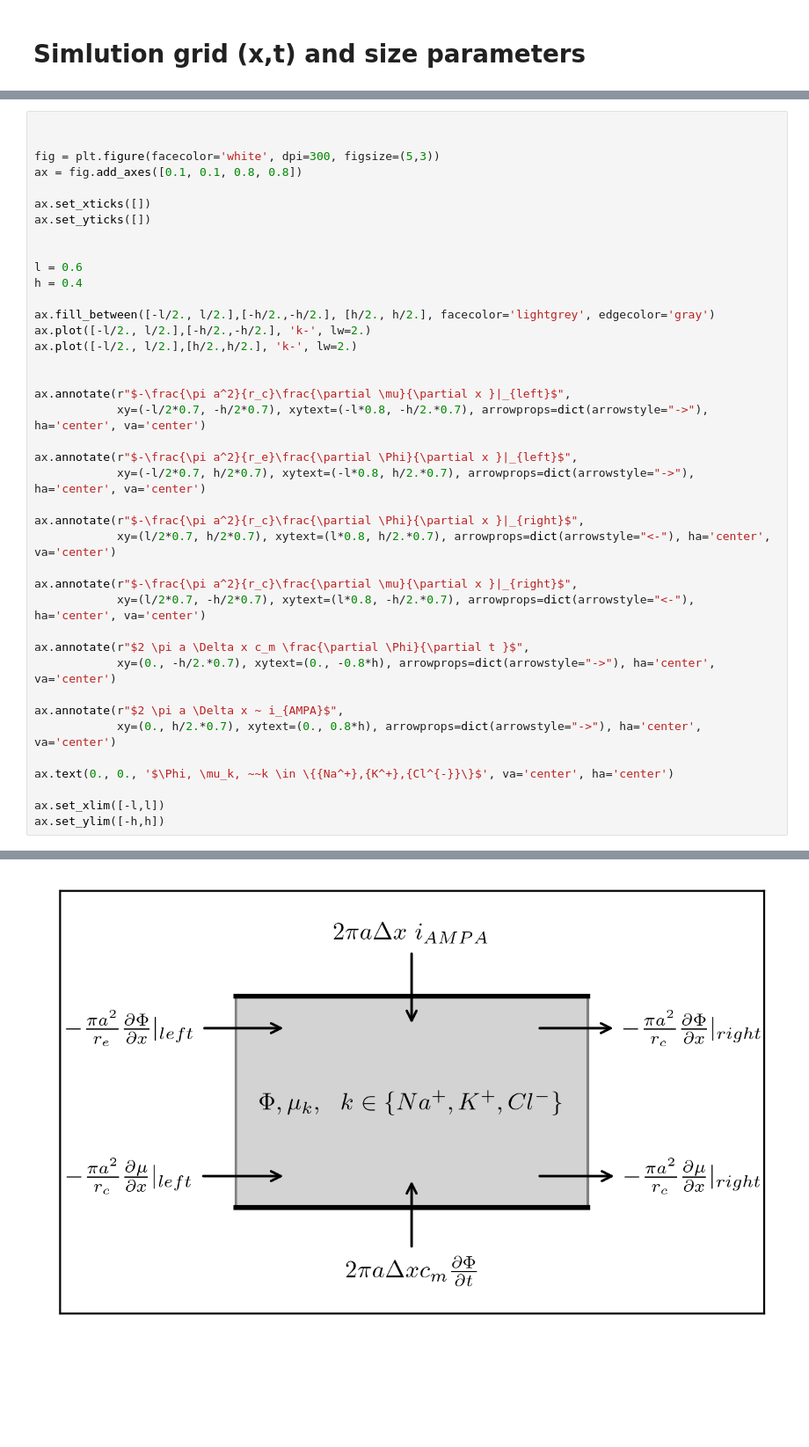
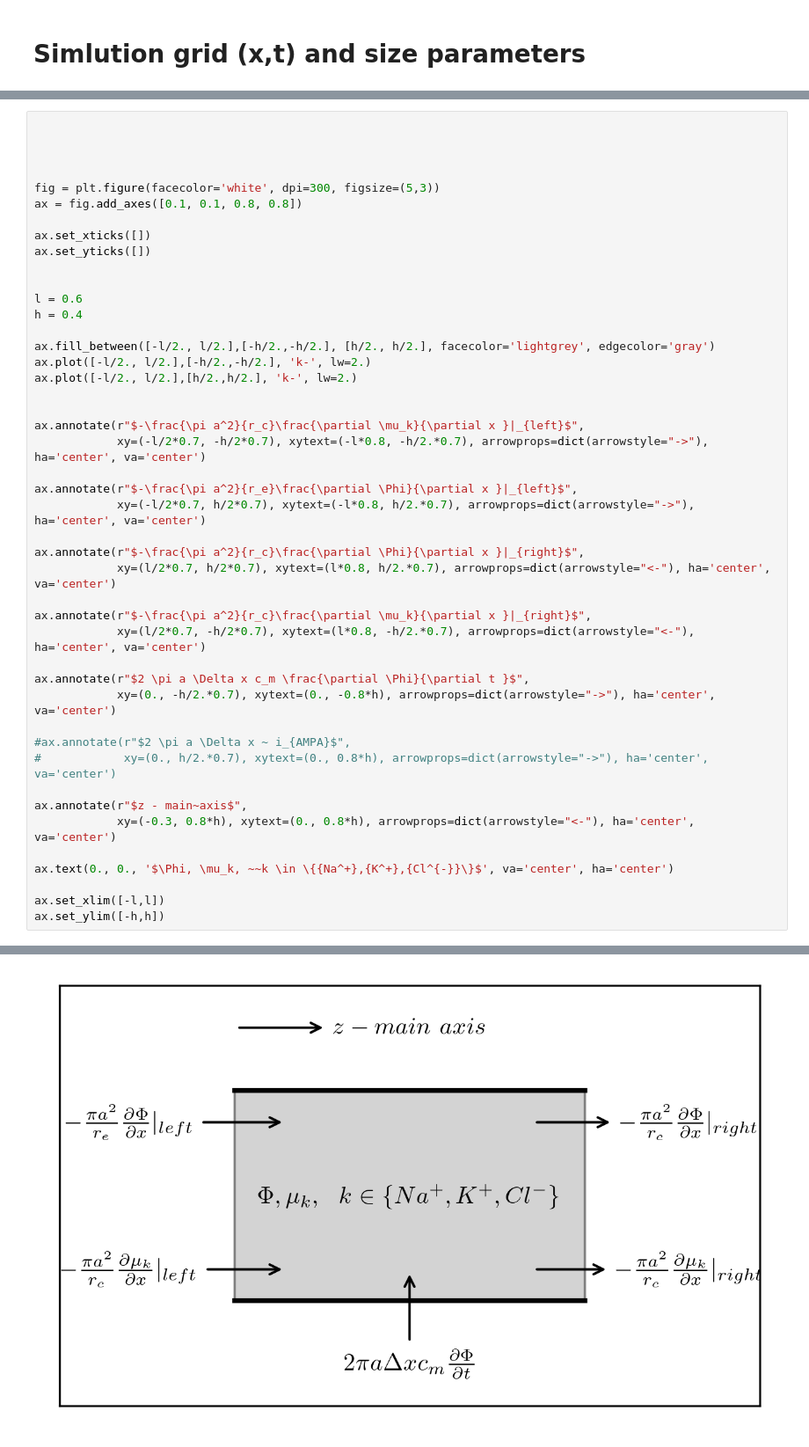
Before and after one commit to feblmu/Eberhardt2024Ion-concentration, a Jupyter notebook: notebooks/methods_figure.ipynb, the cells around one changed output, grey strips where cells are left out. Shown: that part at 88% size. Saved outputs shown, nothing was run; the diff lists cells and outputs as text; blank space fills up the shorter version.

```diff
--- a/notebooks/methods_figure.ipynb
+++ b/notebooks/methods_figure.ipynb
@@ -49,4 +29,6 @@ plot.x_grid_on_spine(fig, pos, x, a)
 # %%
+
+
 
 
 fig = plt.figure(facecolor='white', dpi=300, figsize=(5,3))
@@ -57,35 +39,38 @@ ax.set_yticks([])
 
 
 l = 0.6
 h = 0.4
 
 ax.fill_between([-l/2., l/2.],[-h/2.,-h/2.], [h/2., h/2.], facecolor='lightgrey', edgecolor='gray')
 ax.plot([-l/2., l/2.],[-h/2.,-h/2.], 'k-', lw=2.)
 ax.plot([-l/2., l/2.],[h/2.,h/2.], 'k-', lw=2.)
 
 
-ax.annotate(r"$-\frac{\pi a^2}{r_c}\frac{\partial \mu}{\partial x }|_{left}$",
+ax.annotate(r"$-\frac{\pi a^2}{r_c}\frac{\partial \mu_k}{\partial x }|_{left}$",
             xy=(-l/2*0.7, -h/2*0.7), xytext=(-l*0.8, -h/2.*0.7), arrowprops=dict(arrowstyle="->"), ha='center', va='center')
 
 ax.annotate(r"$-\frac{\pi a^2}{r_e}\frac{\partial \Phi}{\partial x }|_{left}$",
             xy=(-l/2*0.7, h/2*0.7), xytext=(-l*0.8, h/2.*0.7), arrowprops=dict(arrowstyle="->"), ha='center', va='center')
 
 ax.annotate(r"$-\frac{\pi a^2}{r_c}\frac{\partial \Phi}{\partial x }|_{right}$",
             xy=(l/2*0.7, h/2*0.7), xytext=(l*0.8, h/2.*0.7), arrowprops=dict(arrowstyle="<-"), ha='center', va='center')
 
-ax.annotate(r"$-\frac{\pi a^2}{r_c}\frac{\partial \mu}{\partial x }|_{right}$",
+ax.annotate(r"$-\frac{\pi a^2}{r_c}\frac{\partial \mu_k}{\partial x }|_{right}$",
             xy=(l/2*0.7, -h/2*0.7), xytext=(l*0.8, -h/2.*0.7), arrowprops=dict(arrowstyle="<-"), ha='center', va='center')
 
 ax.annotate(r"$2 \pi a \Delta x c_m \frac{\partial \Phi}{\partial t }$",
             xy=(0., -h/2.*0.7), xytext=(0., -0.8*h), arrowprops=dict(arrowstyle="->"), ha='center', va='center')
 
-ax.annotate(r"$2 \pi a \Delta x ~ i_{AMPA}$",
-            xy=(0., h/2.*0.7), xytext=(0., 0.8*h), arrowprops=dict(arrowstyle="->"), ha='center', va='center')
+#ax.annotate(r"$2 \pi a \Delta x ~ i_{AMPA}$",
+#            xy=(0., h/2.*0.7), xytext=(0., 0.8*h), arrowprops=dict(arrowstyle="->"), ha='center', va='center')
+
+ax.annotate(r"$z - main~axis$",
+            xy=(-0.3, 0.8*h), xytext=(0., 0.8*h), arrowprops=dict(arrowstyle="<-"), ha='center', va='center')
 
 ax.text(0., 0., '$\Phi, \mu_k, ~~k \in \{{Na^+},{K^+},{Cl^{-}}\}$', va='center', ha='center')
 
 ax.set_xlim([-l,l])
 ax.set_ylim([-h,h])
 # %% [output]
 (-0.4, 0.4)
-[figure, old version]
+[figure, new version]
```
Also changed, not shown: parts of 8 cells of this notebook, 2 other files.
